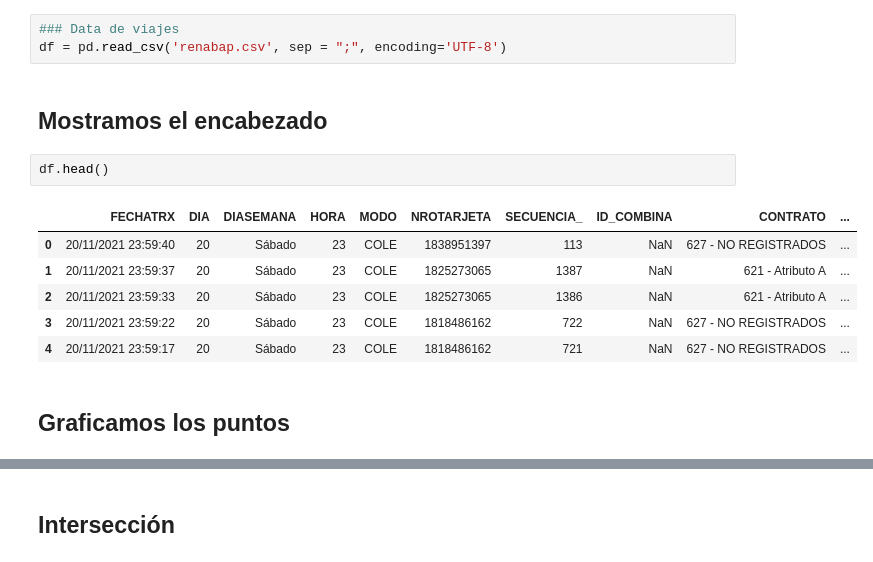
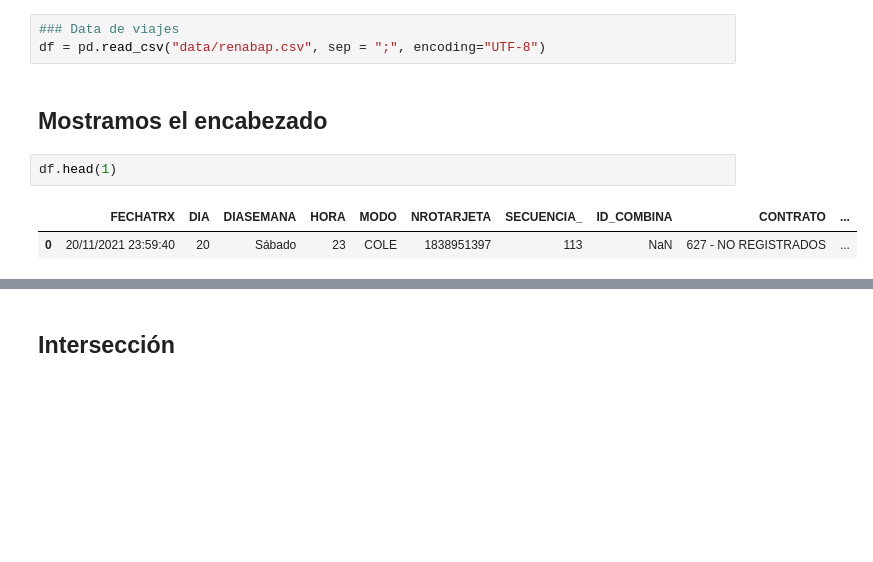
Before and after one commit to sebasruggero/python, a Jupyter notebook: Intersecciones_con_Geopanda.ipynb, the cells around one changed output, grey strips where cells are left out. Cells and saved outputs as stored; diff of their text form; blank space fills up the shorter version.

```diff
--- a/Intersecciones_con_Geopanda.ipynb
+++ b/Intersecciones_con_Geopanda.ipynb
@@ -17,17 +24,11 @@ os.chdir("D:\DataScience\Portfolio\data")
 [Data](https://drive.google.com/file/d/1IthzVbkqJvxHEQFn2A6d3K4n5tlEdd1v/view?usp=sharing)
 # %%
 ### Data de viajes
-df = pd.read_csv('renabap.csv', sep = ";", encoding='UTF-8')
+df = pd.read_csv("data/renabap.csv", sep = ";", encoding="UTF-8")
 # %% [markdown]
 ## Mostramos el encabezado
 # %%
-df.head()
+df.head(1)
 # %% [output]
 |  | FECHATRX | DIA | DIASEMANA | HORA | MODO | NROTARJETA | SECUENCIA_ | ID_COMBINA | CONTRATO | ... |
 | 0 | 20/11/2021 23:59:40 | 20 | Sábado | 23 | COLE | 1838951397 | 113 | NaN | 627 - NO REGISTRADOS | ... |
-| 1 | 20/11/2021 23:59:37 | 20 | Sábado | 23 | COLE | 1825273065 | 1387 | NaN | 621 - Atributo A | ... |
-| 2 | 20/11/2021 23:59:33 | 20 | Sábado | 23 | COLE | 1825273065 | 1386 | NaN | 621 - Atributo A | ... |
-| 3 | 20/11/2021 23:59:22 | 20 | Sábado | 23 | COLE | 1818486162 | 722 | NaN | 627 - NO REGISTRADOS | ... |
-| 4 | 20/11/2021 23:59:17 | 20 | Sábado | 23 | COLE | 1818486162 | 721 | NaN | 627 - NO REGISTRADOS | ... |
-# %% [markdown]
-## Graficamos los puntos
```
Also changed, not shown: parts of 33 cells of this notebook.
